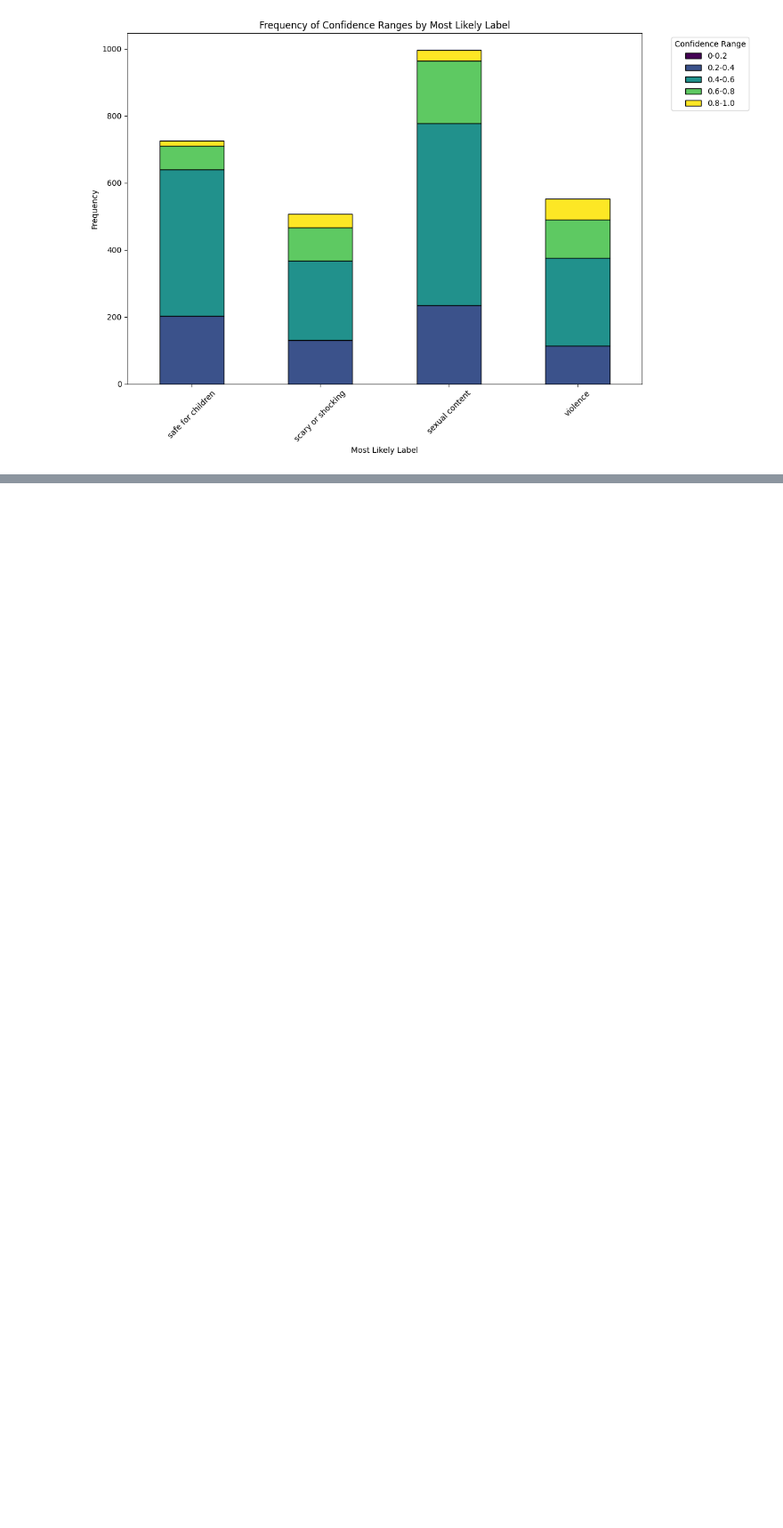
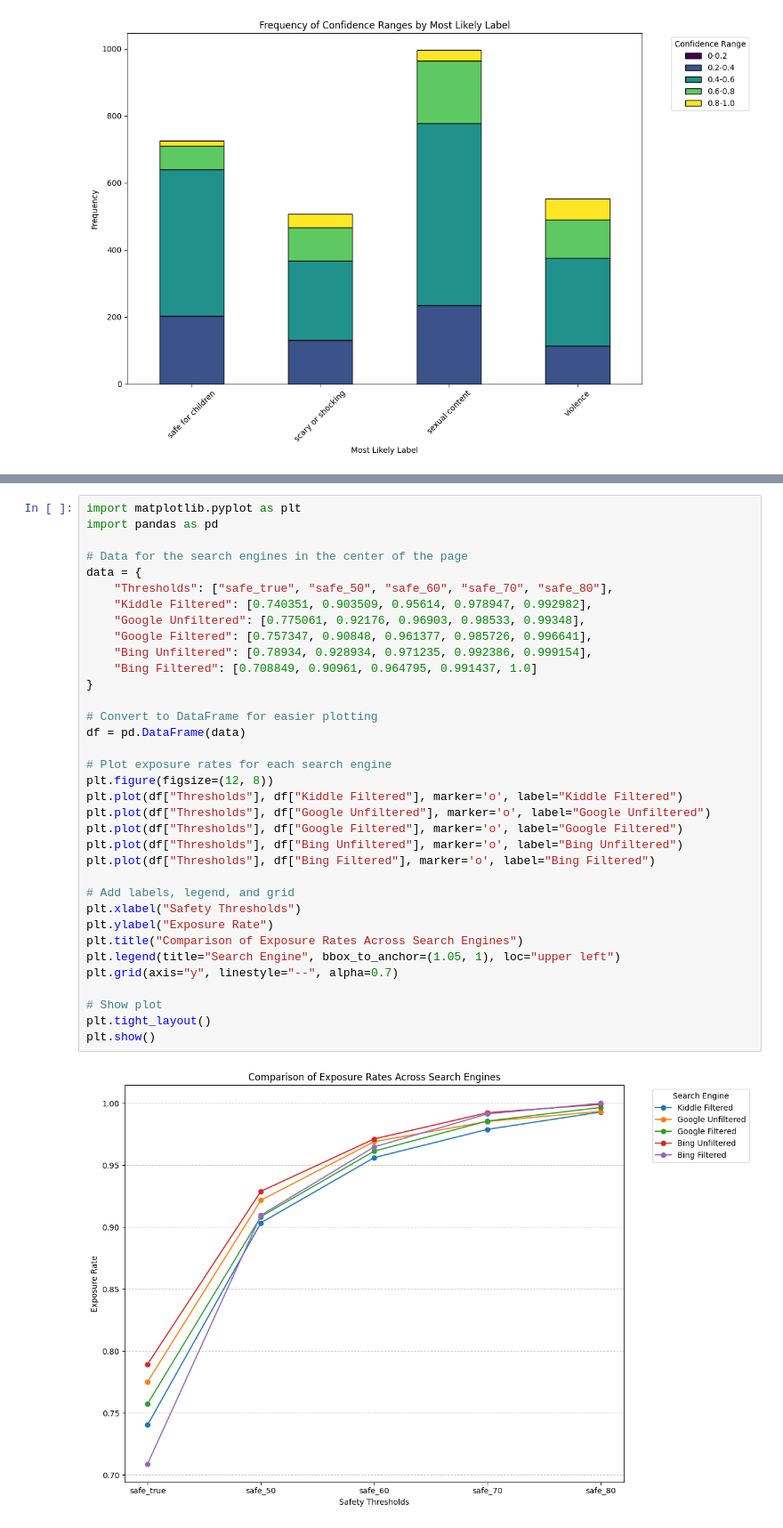
Before and after one commit to michellecxy015/search-engines, a Jupyter notebook: code/kiddle_clip.ipynb, the cells around one changed output, grey strips where cells are left out. Shown at 89% size. Saved outputs shown, nothing was run; the diff lists cells and outputs as text; blank space fills up the shorter version.

```diff
--- a/code/kiddle_clip.ipynb
+++ b/code/kiddle_clip.ipynb
@@ -598,0 +739,37 @@ plt.show()
+# %%
+import matplotlib.pyplot as plt
+import pandas as pd
+
+# Data for the search engines in the center of the page
+data = {
+    "Thresholds": ["safe_true", "safe_50", "safe_60", "safe_70", "safe_80"],
+    "Kiddle Filtered": [0.740351, 0.903509, 0.95614, 0.978947, 0.992982],
+    "Google Unfiltered": [0.775061, 0.92176, 0.96903, 0.98533, 0.99348],
+    "Google Filtered": [0.757347, 0.90848, 0.961377, 0.985726, 0.996641],
+    "Bing Unfiltered": [0.78934, 0.928934, 0.971235, 0.992386, 0.999154],
+    "Bing Filtered": [0.708849, 0.90961, 0.964795, 0.991437, 1.0]
+}
+
+# Convert to DataFrame for easier plotting
+df = pd.DataFrame(data)
+
+# Plot exposure rates for each search engine
+plt.figure(figsize=(12, 8))
+plt.plot(df["Thresholds"], df["Kiddle Filtered"], marker='o', label="Kiddle Filtered")
+plt.plot(df["Thresholds"], df["Google Unfiltered"], marker='o', label="Google Unfiltered")
+plt.plot(df["Thresholds"], df["Google Filtered"], marker='o', label="Google Filtered")
+plt.plot(df["Thresholds"], df["Bing Unfiltered"], marker='o', label="Bing Unfiltered")
+plt.plot(df["Thresholds"], df["Bing Filtered"], marker='o', label="Bing Filtered")
+
+# Add labels, legend, and grid
+plt.xlabel("Safety Thresholds")
+plt.ylabel("Exposure Rate")
+plt.title("Comparison of Exposure Rates Across Search Engines")
+plt.legend(title="Search Engine", bbox_to_anchor=(1.05, 1), loc="upper left")
+plt.grid(axis="y", linestyle="--", alpha=0.7)
+
+# Show plot
+plt.tight_layout()
+plt.show()
+# %% [output]
+[figure, added]
```
Also changed, not shown: parts of 13 cells of this notebook.
